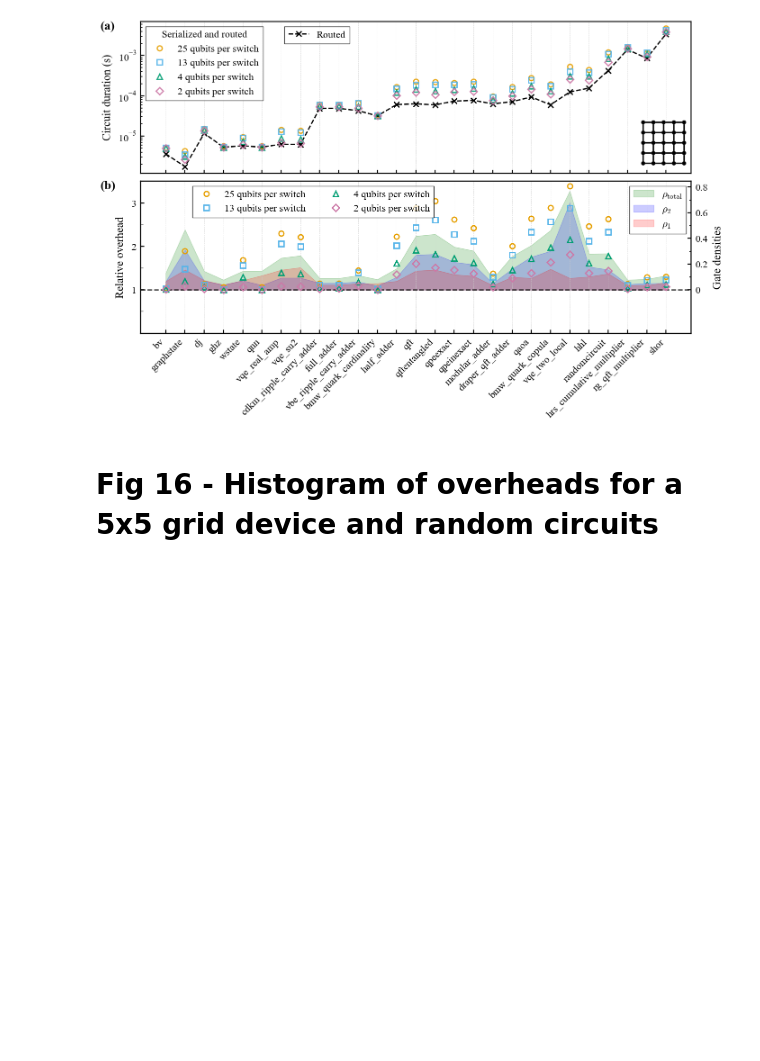
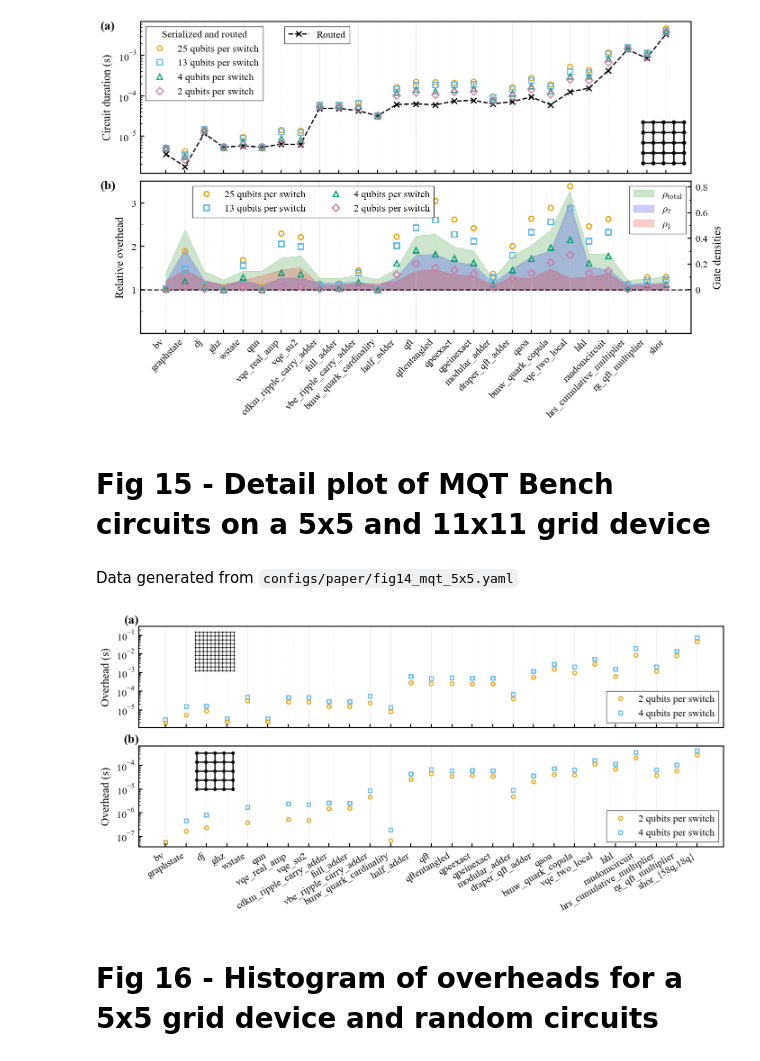
Before and after one commit to marvin-richter/overhead-time-multiplexing, a Jupyter notebook: plots/plots.ipynb, the cells around one changed output. Drawn from its saved outputs; the diff is of its cells as text; code cells hidden in the pictures; blank space fills up the shorter version.

Commit message:
Add ci, update fig4 and fig18 missing k-values to config, data and plot. Add detail plots fig15 and fig18.

```diff
--- a/plots/plots.ipynb
+++ b/plots/plots.ipynb
@@ -162,6 +162,16 @@ fig = plot_fig04_fig05_fig14_fig16_fig18_fig20.plot_figure("line_5x5")
 # %% [output]
 hardware: 5x5
 [figure]
+# %% [markdown]
+# Fig 15 - Detail plot of MQT Bench circuits on a 5x5 and 11x11 grid device
+# %% [markdown]
+Data generated from `configs/paper/fig14_mqt_5x5.yaml`
+# %%
+import plot_mqt_figures as plot_mqt_figures
+
+fig = plot_mqt_figures.plot_detail_grid()
+# %% [output]
+[figure, added]
 # %% [markdown]
 # Fig 16 - Histogram of overheads for a 5x5 grid device and random circuits
 # %% [markdown]
```
Also changed, not shown: parts of 9 cells of this notebook, 10 other files.
